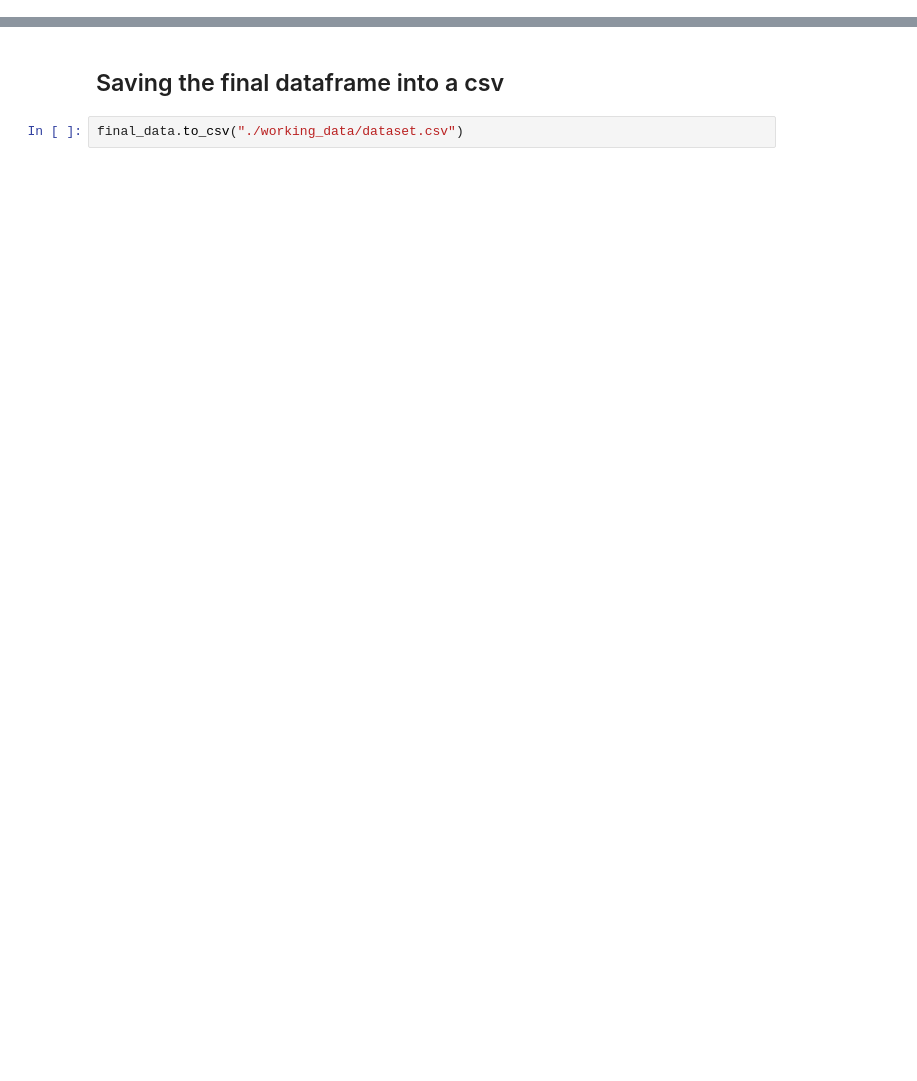
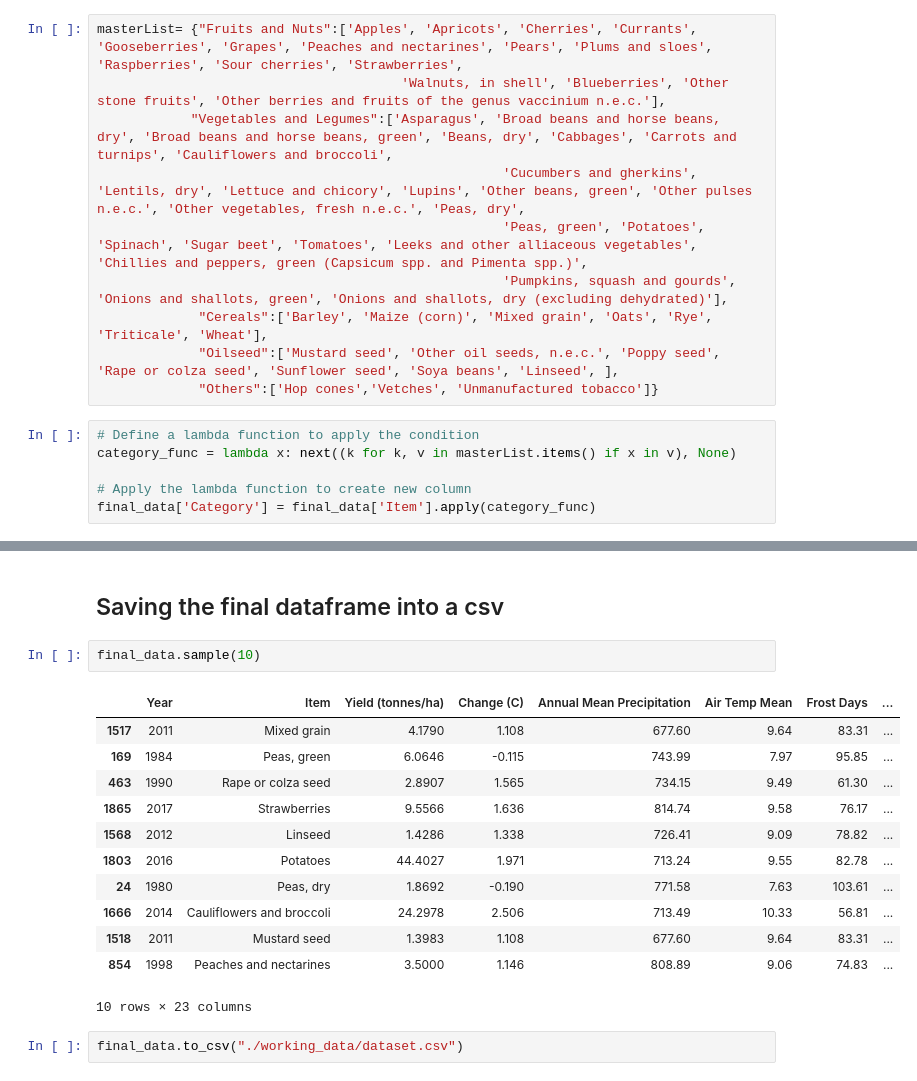
Before and after one commit to jo-atanacio/Thesis, a Jupyter notebook: data_collection.ipynb, the cells around one changed output, grey strips where cells are left out. Saved outputs shown, nothing was run; the diff lists cells and outputs as text; blank space fills up the shorter version.

```diff
--- a/data_collection.ipynb
+++ b/data_collection.ipynb
@@ -253,0 +281,16 @@ final_data
+# %%
+masterList= {"Fruits and Nuts":['Apples', 'Apricots', 'Cherries', 'Currants', 'Gooseberries', 'Grapes', 'Peaches and nectarines', 'Pears', 'Plums and sloes', 'Raspberries', 'Sour cherries', 'Strawberries',
+                                       'Walnuts, in shell', 'Blueberries', 'Other stone fruits', 'Other berries and fruits of the genus vaccinium n.e.c.'],
+            "Vegetables and Legumes":['Asparagus', 'Broad beans and horse beans, dry', 'Broad beans and horse beans, green', 'Beans, dry', 'Cabbages', 'Carrots and turnips', 'Cauliflowers and broccoli',
+                                                    'Cucumbers and gherkins', 'Lentils, dry', 'Lettuce and chicory', 'Lupins', 'Other beans, green', 'Other pulses n.e.c.', 'Other vegetables, fresh n.e.c.', 'Peas, dry',
+                                                    'Peas, green', 'Potatoes', 'Spinach', 'Sugar beet', 'Tomatoes', 'Leeks and other alliaceous vegetables', 'Chillies and peppers, green (Capsicum spp. and Pimenta spp.)',
+                                                    'Pumpkins, squash and gourds', 'Onions and shallots, green', 'Onions and shallots, dry (excluding dehydrated)'],
+             "Cereals":['Barley', 'Maize (corn)', 'Mixed grain', 'Oats', 'Rye', 'Triticale', 'Wheat'],
+             "Oilseed":['Mustard seed', 'Other oil seeds, n.e.c.', 'Poppy seed', 'Rape or colza seed', 'Sunflower seed', 'Soya beans', 'Linseed', ],
+             "Others":['Hop cones','Vetches', 'Unmanufactured tobacco']}
+# %%
+# Define a lambda function to apply the condition
+category_func = lambda x: next((k for k, v in masterList.items() if x in v), None)
+
+# Apply the lambda function to create new column
+final_data['Category'] = final_data['Item'].apply(category_func)
@@ -254,4 +314,19 @@ final_data
 # %% [markdown]
 ## Saving the final dataframe into a csv
+# %%
+final_data.sample(10)
+# %% [output]
+|  | Year | Item | Yield (tonnes/ha) | Change (C) | Annual Mean Precipitation | Air Temp Mean | Frost Days | ... |
+| 1517 | 2011 | Mixed grain | 4.1790 | 1.108 | 677.60 | 9.64 | 83.31 | ... |
+| 169 | 1984 | Peas, green | 6.0646 | -0.115 | 743.99 | 7.97 | 95.85 | ... |
+| 463 | 1990 | Rape or colza seed | 2.8907 | 1.565 | 734.15 | 9.49 | 61.30 | ... |
+| 1865 | 2017 | Strawberries | 9.5566 | 1.636 | 814.74 | 9.58 | 76.17 | ... |
+| 1568 | 2012 | Linseed | 1.4286 | 1.338 | 726.41 | 9.09 | 78.82 | ... |
+| 1803 | 2016 | Potatoes | 44.4027 | 1.971 | 713.24 | 9.55 | 82.78 | ... |
+| 24 | 1980 | Peas, dry | 1.8692 | -0.190 | 771.58 | 7.63 | 103.61 | ... |
+| 1666 | 2014 | Cauliflowers and broccoli | 24.2978 | 2.506 | 713.49 | 10.33 | 56.81 | ... |
+| 1518 | 2011 | Mustard seed | 1.3983 | 1.108 | 677.60 | 9.64 | 83.31 | ... |
+| 854 | 1998 | Peaches and nectarines | 3.5000 | 1.146 | 808.89 | 9.06 | 74.83 | ... |
+10 rows × 23 columns
 # %%
 final_data.to_csv("./working_data/dataset.csv")
```
Also changed, not shown: parts of 11 cells of this notebook.
